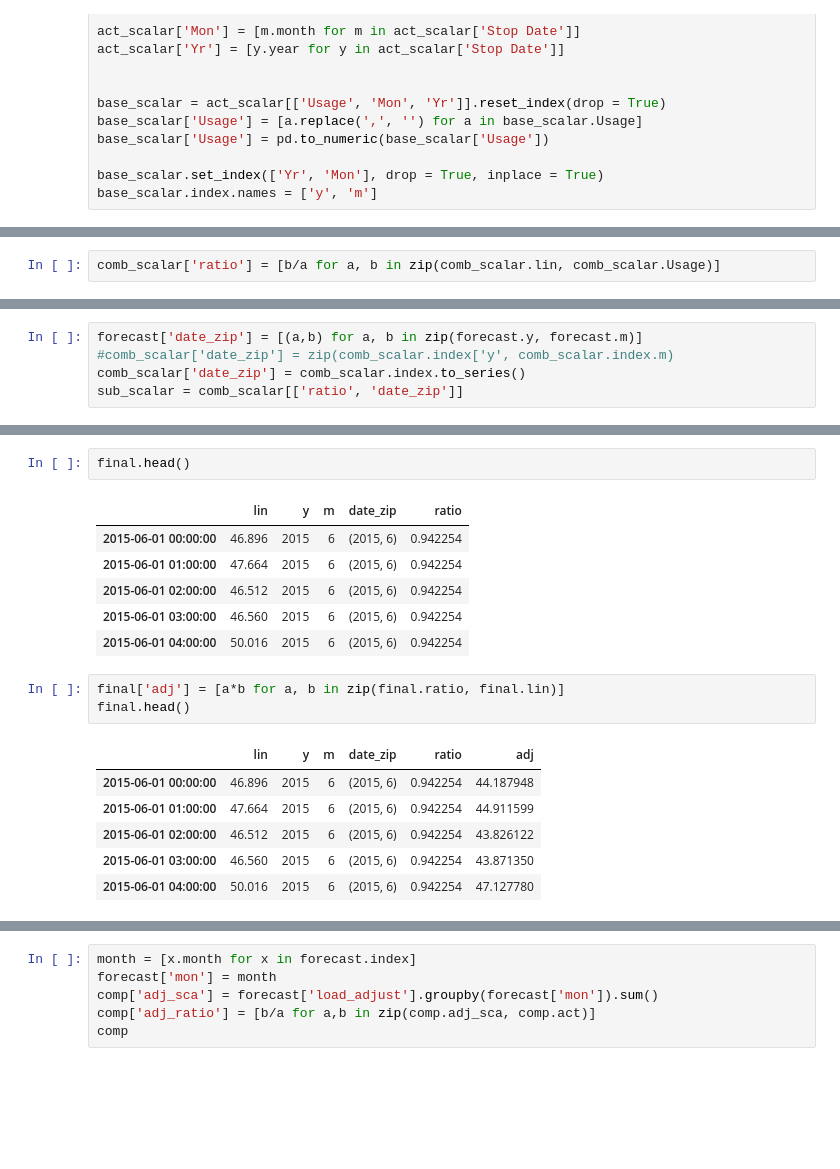
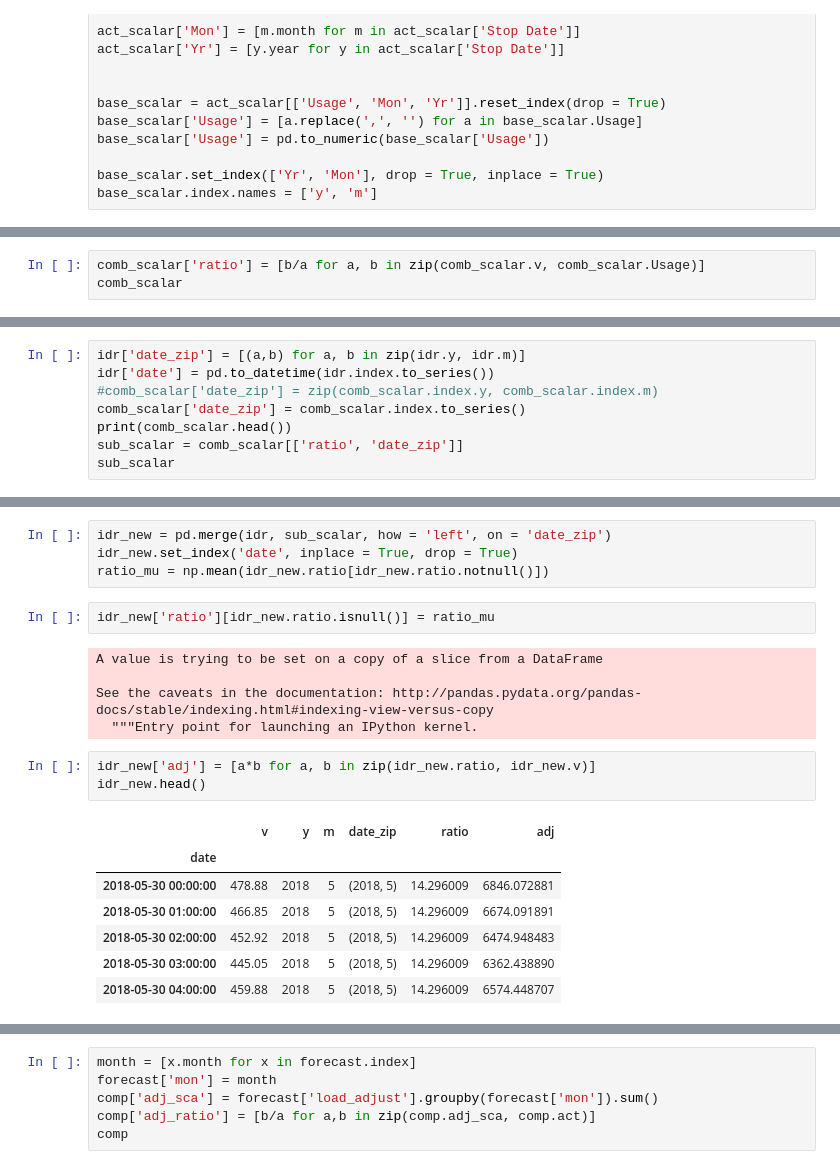
Before and after one commit to stevenhurwitt/LA-tools, a Jupyter notebook: EWX_Forecast/IDR_download_timeshift.ipynb, the cells around one changed output, grey strips where cells are left out. Saved outputs shown, nothing was run; the diff lists cells and outputs as text; blank space fills up the shorter version.

```diff
--- a/EWX_Forecast/IDR_download_timeshift.ipynb
+++ b/EWX_Forecast/IDR_download_timeshift.ipynb
@@ -206,2 +240,3 @@ comb_scalar = base_scalar.join(scalar, how = 'left')
 # %%
-comb_scalar['ratio'] = [b/a for a, b in zip(comb_scalar.lin, comb_scalar.Usage)]
+comb_scalar['ratio'] = [b/a for a, b in zip(comb_scalar.v, comb_scalar.Usage)]
+comb_scalar
@@ -208,5 +259,8 @@ comb_scalar['ratio'] = [b/a for a, b in zip(comb_scalar.lin, comb_scalar.Usage)]
 # %%
-forecast['date_zip'] = [(a,b) for a, b in zip(forecast.y, forecast.m)]
-#comb_scalar['date_zip'] = zip(comb_scalar.index['y', comb_scalar.index.m)
+idr['date_zip'] = [(a,b) for a, b in zip(idr.y, idr.m)]
+idr['date'] = pd.to_datetime(idr.index.to_series())
+#comb_scalar['date_zip'] = zip(comb_scalar.index.y, comb_scalar.index.m)
 comb_scalar['date_zip'] = comb_scalar.index.to_series()
+print(comb_scalar.head())
 sub_scalar = comb_scalar[['ratio', 'date_zip']]
+sub_scalar
@@ -213,20 +290,23 @@ sub_scalar = comb_scalar[['ratio', 'date_zip']]
-# %%
-final.head()
-# %% [output]
-|  | lin | y | m | date_zip | ratio |
-| 2015-06-01 00:00:00 | 46.896 | 2015 | 6 | (2015, 6) | 0.942254 |
-| 2015-06-01 01:00:00 | 47.664 | 2015 | 6 | (2015, 6) | 0.942254 |
-| 2015-06-01 02:00:00 | 46.512 | 2015 | 6 | (2015, 6) | 0.942254 |
-| 2015-06-01 03:00:00 | 46.560 | 2015 | 6 | (2015, 6) | 0.942254 |
-| 2015-06-01 04:00:00 | 50.016 | 2015 | 6 | (2015, 6) | 0.942254 |
+# %%
+idr_new = pd.merge(idr, sub_scalar, how = 'left', on = 'date_zip')
+idr_new.set_index('date', inplace = True, drop = True)
+ratio_mu = np.mean(idr_new.ratio[idr_new.ratio.notnull()])
+# %%
+idr_new['ratio'][idr_new.ratio.isnull()] = ratio_mu
+# %% [output]
+A value is trying to be set on a copy of a slice from a DataFrame
+
+See the caveats in the documentation: http://pandas.pydata.org/pandas-docs/stable/indexing.html#indexing-view-versus-copy
+  """Entry point for launching an IPython kernel.
 # %%
-final['adj'] = [a*b for a, b in zip(final.ratio, final.lin)]
-final.head()
+idr_new['adj'] = [a*b for a, b in zip(idr_new.ratio, idr_new.v)]
+idr_new.head()
 # %% [output]
-|  | lin | y | m | date_zip | ratio | adj |
-| 2015-06-01 00:00:00 | 46.896 | 2015 | 6 | (2015, 6) | 0.942254 | 44.187948 |
-| 2015-06-01 01:00:00 | 47.664 | 2015 | 6 | (2015, 6) | 0.942254 | 44.911599 |
-| 2015-06-01 02:00:00 | 46.512 | 2015 | 6 | (2015, 6) | 0.942254 | 43.826122 |
-| 2015-06-01 03:00:00 | 46.560 | 2015 | 6 | (2015, 6) | 0.942254 | 43.871350 |
-| 2015-06-01 04:00:00 | 50.016 | 2015 | 6 | (2015, 6) | 0.942254 | 47.127780 |
+|  | v | y | m | date_zip | ratio | adj |
+| date |  |  |  |  |  |  |
+| 2018-05-30 00:00:00 | 478.88 | 2018 | 5 | (2018, 5) | 14.296009 | 6846.072881 |
+| 2018-05-30 01:00:00 | 466.85 | 2018 | 5 | (2018, 5) | 14.296009 | 6674.091891 |
+| 2018-05-30 02:00:00 | 452.92 | 2018 | 5 | (2018, 5) | 14.296009 | 6474.948483 |
+| 2018-05-30 03:00:00 | 445.05 | 2018 | 5 | (2018, 5) | 14.296009 | 6362.438890 |
+| 2018-05-30 04:00:00 | 459.88 | 2018 | 5 | (2018, 5) | 14.296009 | 6574.448707 |
 # %%
```
Also changed, not shown: parts of 18 cells of this notebook.
